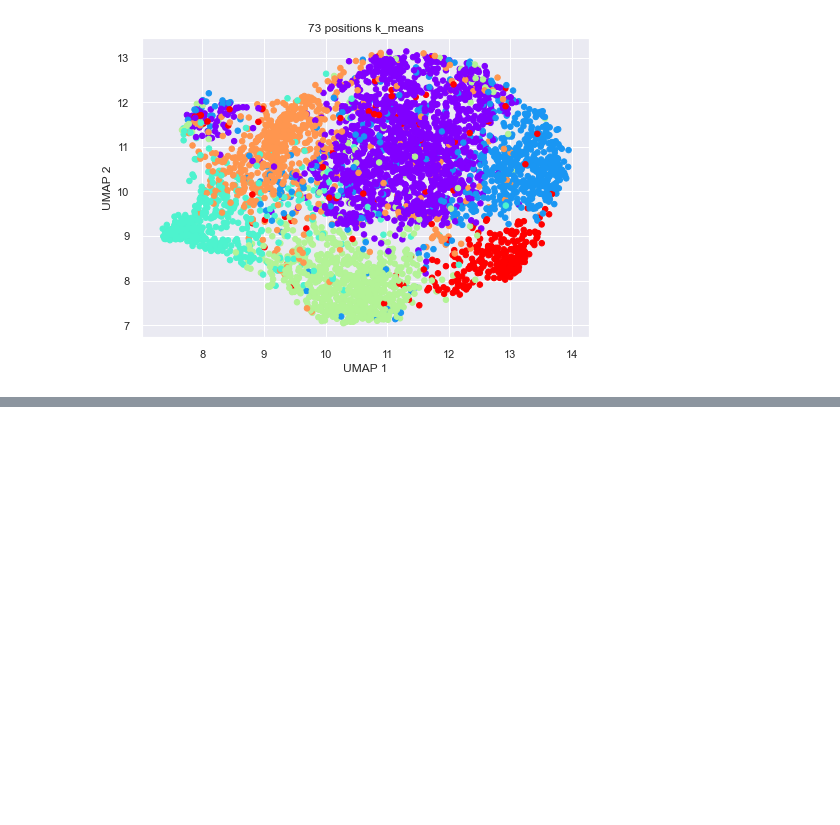
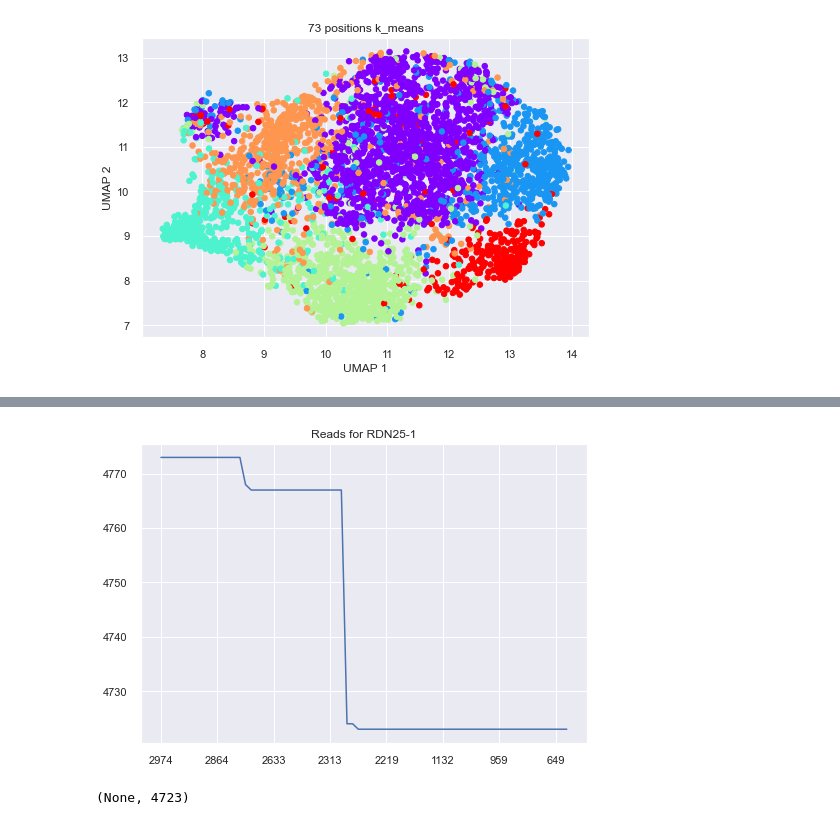
Before and after one commit to adbailey4/read_clustering, a Jupyter notebook: notebooks/3K_means.ipynb, the cells around one changed output, grey strips where cells are left out. Cells and saved outputs as stored; diff of their text form; code cells hidden in the pictures; blank space fills up the shorter version.

```diff
--- a/notebooks/3K_means.ipynb
+++ b/notebooks/3K_means.ipynb
@@ -70,0 +90,5 @@ ivt.plot_UMAP_reads_covering_positions_data(list_25, 'k_means', max_number_clust
+# %%
+nop58_glu.plot_number_reads_covering_positions('RDN25-1')
+# %% [output]
+[figure, added]
+(None, 4723)
```
Also changed, not shown: parts of 27 cells of this notebook, 5 other files.
